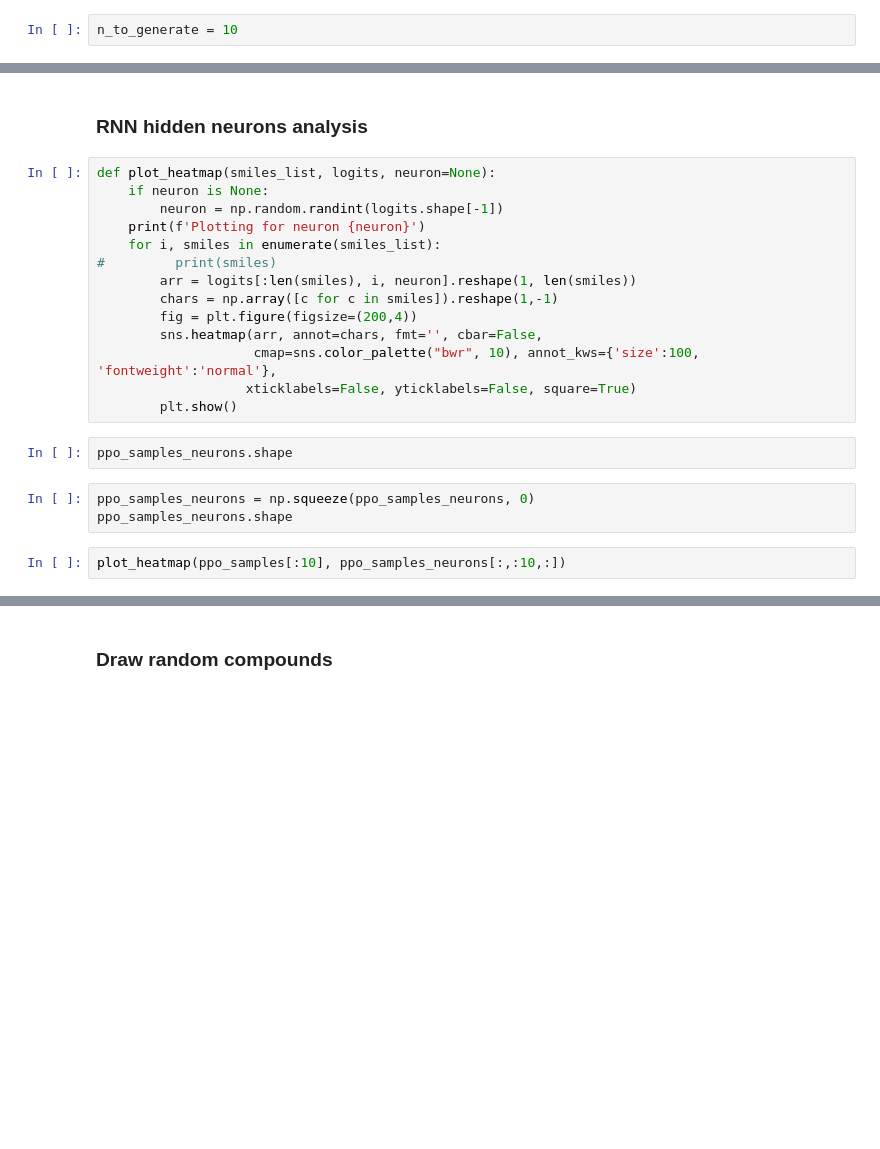
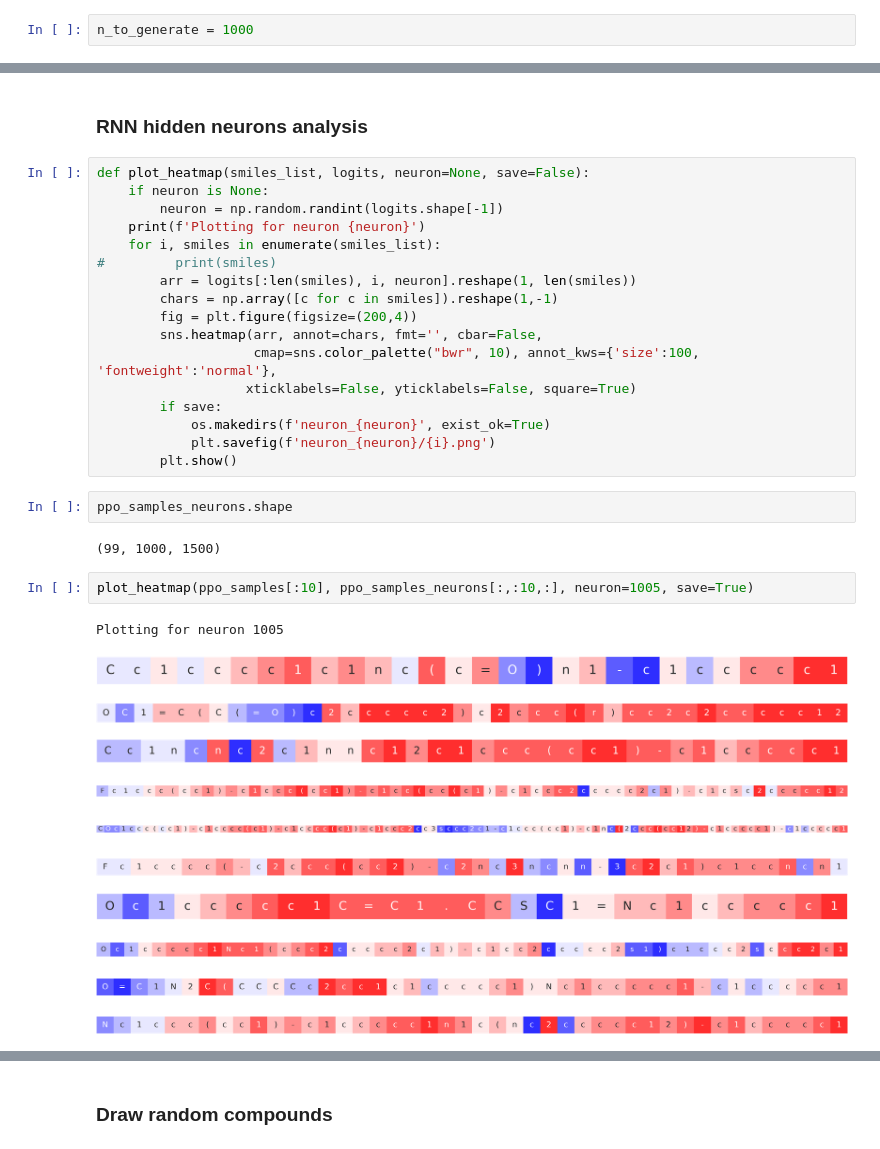
Before and after one commit to bbrighttaer/irelease, a Jupyter notebook: proj/notebooks/logp.ipynb, the cells around one changed output, grey strips where cells are left out. Cells and saved outputs as stored; diff of their text form; blank space fills up the shorter version.

```diff
--- a/proj/notebooks/logp.ipynb
+++ b/proj/notebooks/logp.ipynb
@@ -88,7 +88,7 @@ def plot_hist(prediction, num_generated):
            title='Distribution of predicted pIC50 for generated molecules')
     plt.show()
 # %%
-n_to_generate = 10
+n_to_generate = 1000
 # %%
 unbiased_smiles = unbiased_data_gen.random_training_set_smiles(n_to_generate)
 unbiased_smiles_predictions = expert_model(unbiased_smiles)[1]
@@ -160,7 +179,7 @@ plt.show()
 # %% [markdown]
 ### RNN hidden neurons analysis
 # %%
-def plot_heatmap(smiles_list, logits, neuron=None):
+def plot_heatmap(smiles_list, logits, neuron=None, save=False):
     if neuron is None:
         neuron = np.random.randint(logits.shape[-1])
     print(f'Plotting for neuron {neuron}')
@@ -172,14 +191,28 @@ def plot_heatmap(smiles_list, logits, neuron=None):
         sns.heatmap(arr, annot=chars, fmt='', cbar=False,
                     cmap=sns.color_palette("bwr", 10), annot_kws={'size':100, 'fontweight':'normal'},
                    xticklabels=False, yticklabels=False, square=True)
+        if save:
+            os.makedirs(f'neuron_{neuron}', exist_ok=True)
+            plt.savefig(f'neuron_{neuron}/{i}.png')
         plt.show()
 # %%
 ppo_samples_neurons.shape
+# %% [output]
+(99, 1000, 1500)
-# %%
-ppo_samples_neurons = np.squeeze(ppo_samples_neurons, 0)
-ppo_samples_neurons.shape
 # %%
-plot_heatmap(ppo_samples[:10], ppo_samples_neurons[:,:10,:])
+plot_heatmap(ppo_samples[:10], ppo_samples_neurons[:,:10,:], neuron=1005, save=True)
+# %% [output]
+Plotting for neuron 1005
+[figure, added]
+[figure, added]
+[figure, added]
+[figure, added]
+[figure, added]
+[figure, added]
+[figure, added]
+[figure, added]
+[figure, added]
+[figure, added]
 # %%
 ppo_eval_rpt = nbu.evaluate(ppo_samples, biased_smiles)
 ppo_eval_rpt
```
Also changed, not shown: parts of 22 cells of this notebook.
